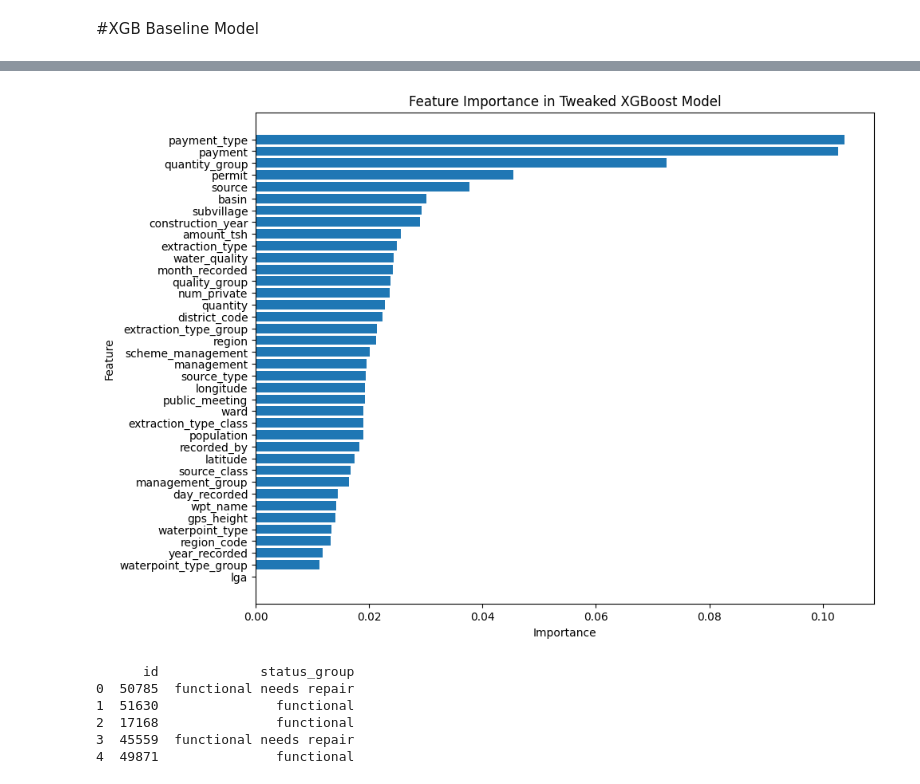
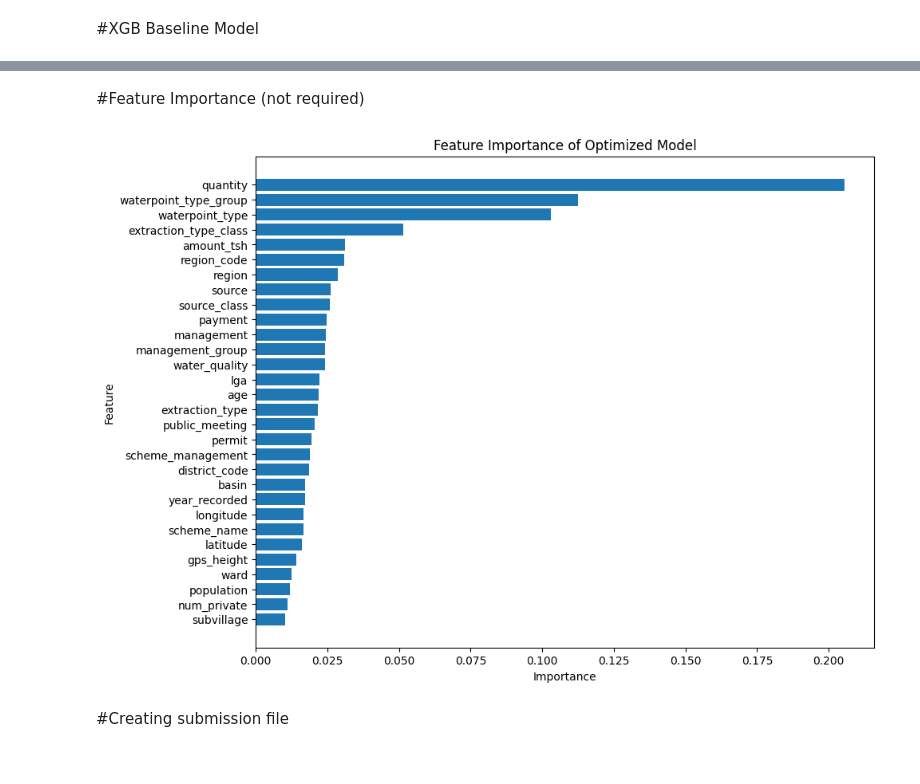
Before and after one commit to hellojohnkim/mmai894, a Jupyter notebook: Pump_it_up_XGB_Baseline.ipynb, the cells around one changed output, grey strips where cells are left out. Drawn from its saved outputs; the diff is of its cells as text; code cells hidden in the pictures.

```diff
--- a/Pump_it_up_XGB_Baseline.ipynb
+++ b/Pump_it_up_XGB_Baseline.ipynb
@@ -262,0 +167,31 @@ still need to submit to driven data and get test results
+# %%
+import optuna
+from xgboost import XGBClassifier
+from sklearn.metrics import accuracy_score
+
+def objective(trial):
+    # Define the hyperparameters to optimize
+    param = {
+        'n_estimators': trial.suggest_int('n_estimators', 50, 400),
+        'max_depth': trial.suggest_int('max_depth', 3, 12),
+        'learning_rate': trial.suggest_float('learning_rate', 0.01, 0.3, log=True),
+        'subsample': trial.suggest_float('subsample', 0.5, 1.0),
+        'colsample_bytree': trial.suggest_float('colsample_bytree', 0.5, 1.0),
+        'gamma': trial.suggest_float('gamma', 1e-8, 1.0, log=True),
+        'min_child_weight': trial.suggest_int('min_child_weight', 1, 10)
+    }
+
+    # Create and fit the model
+    model = XGBClassifier(**param, random_state=42, use_label_encoder=False, eval_metric='logloss')
+    model.fit(X_train, y_train_labels)
+
+    # Predict and calculate accuracy
+    preds = model.predict(X_val)
+    accuracy = accuracy_score(y_val_labels, preds)
+    return accuracy
+
+study = optuna.create_study(direction='maximize')
+study.optimize(objective, n_trials=20)
+
+# Best trial
+print(f'Best trial: {study.best_trial.params}')
@@ -262,0 +217,8 @@ still need to submit to driven data and get test results
+# %%
+best_params = study.best_trial.params
+optimized_model = XGBClassifier(**best_params, random_state=42)
+optimized_model.fit(X_train, y_train_labels)
+
+y_val_pred = optimized_model.predict(X_val)
+accuracy_val = accuracy_score(y_val_labels, y_val_pred)
+print(f"Optimized Validation Accuracy: {accuracy_val:.4f}")
@@ -263,53 +282,29 @@ still need to submit to driven data and get test results
+# %% [markdown]
+#Feature Importance (not required)
 # %%
 import matplotlib.pyplot as plt
 
 # Get feature importance
-feature_importances = xgb_tweaked.feature_importances_
+feature_importances = optimized_model.feature_importances_
 
 # Get column names from the training values dataset
 feature_names = training_values.columns
 
 # Create a DataFrame for easy visualization
 importance_df = pd.DataFrame({'Feature': feature_names, 'Importance': feature_importances})
 
 # Sort the DataFrame by importance
 importance_df = importance_df.sort_values(by='Importance', ascending=False)
 
 # Plotting
 plt.figure(figsize=(10, 8))
 plt.barh(importance_df['Feature'], importance_df['Importance'])
 plt.xlabel('Importance')
 plt.ylabel('Feature')
-plt.title('Feature Importance in Tweaked XGBoost Model')
-plt.gca().invert_yaxis()  # To display the highest importance at the top
+plt.title('Feature Importance of Optimized Model')
+plt.gca().invert_yaxis()
 plt.show()
 # %% [output]
-[figure, old version]
+[figure, new version]
-# %%
-# Making predictions on the test set
-test_predictions = xgb_tweaked.predict(X_test_processed)
-
-# label names in the original dataset are 'functional', 'non functional', and 'functional needs repair'
-label_names = ['functional', 'non functional', 'functional needs repair']
-
-# Transform the class indices (0, 1, 2) back to original class names
-test_predictions_labels = [label_names[index] for index in test_predictions]
-
-# Creating a DataFrame for submission
-submission_df = pd.DataFrame({
-    'id': test_values['id'],  # Assuming 'id' column is present in test_values
-    'status_group': test_predictions_labels
-})
-
-# Saving the DataFrame to a CSV file
-submission_df.to_csv('/content/drive/MyDrive/MMAI_Group/894_team/DrivenData_Competition/notebooks/John/SubmissionFormat.csv', index=False)
-
-# Optionally display the first few rows of the DataFrame
-print(submission_df.head())
-# %% [output]
-      id             status_group
-0  50785  functional needs repair
-1  51630               functional
-2  17168               functional
-3  45559  functional needs repair
-4  49871               functional
+# %% [markdown]
+#Creating submission file
```
Also changed, not shown: parts of 16 cells of this notebook.
